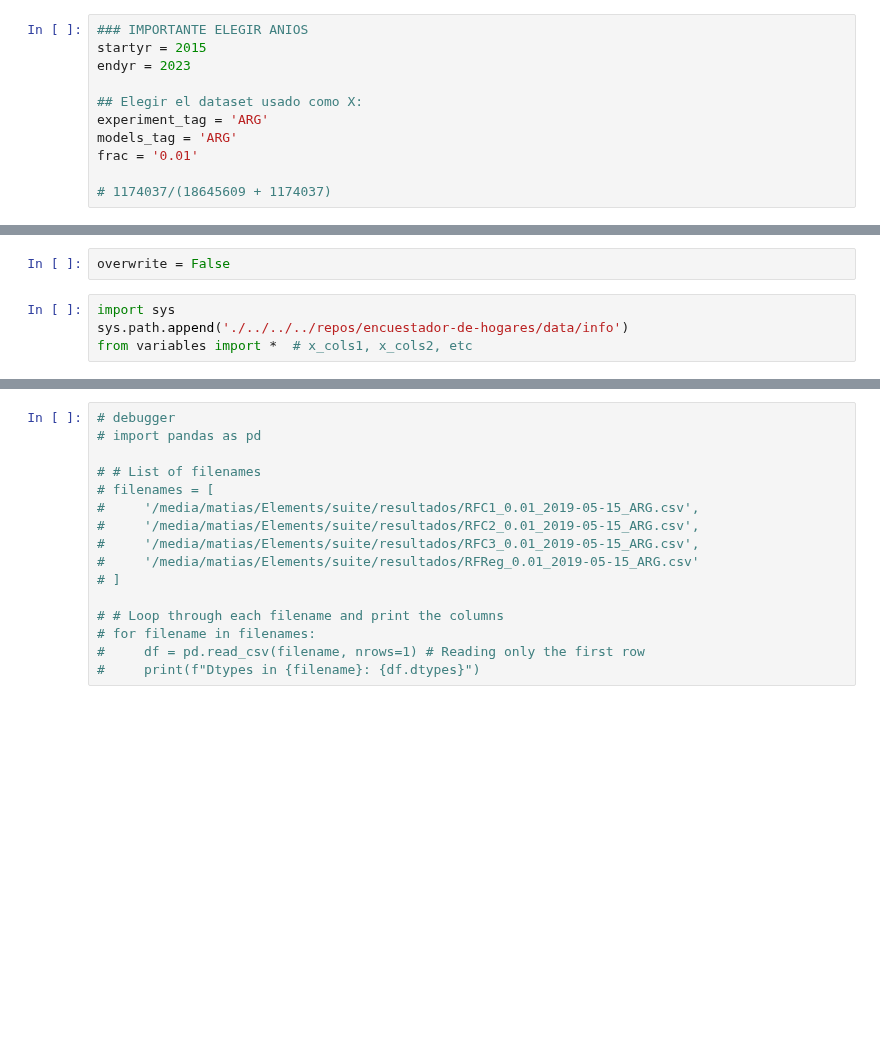
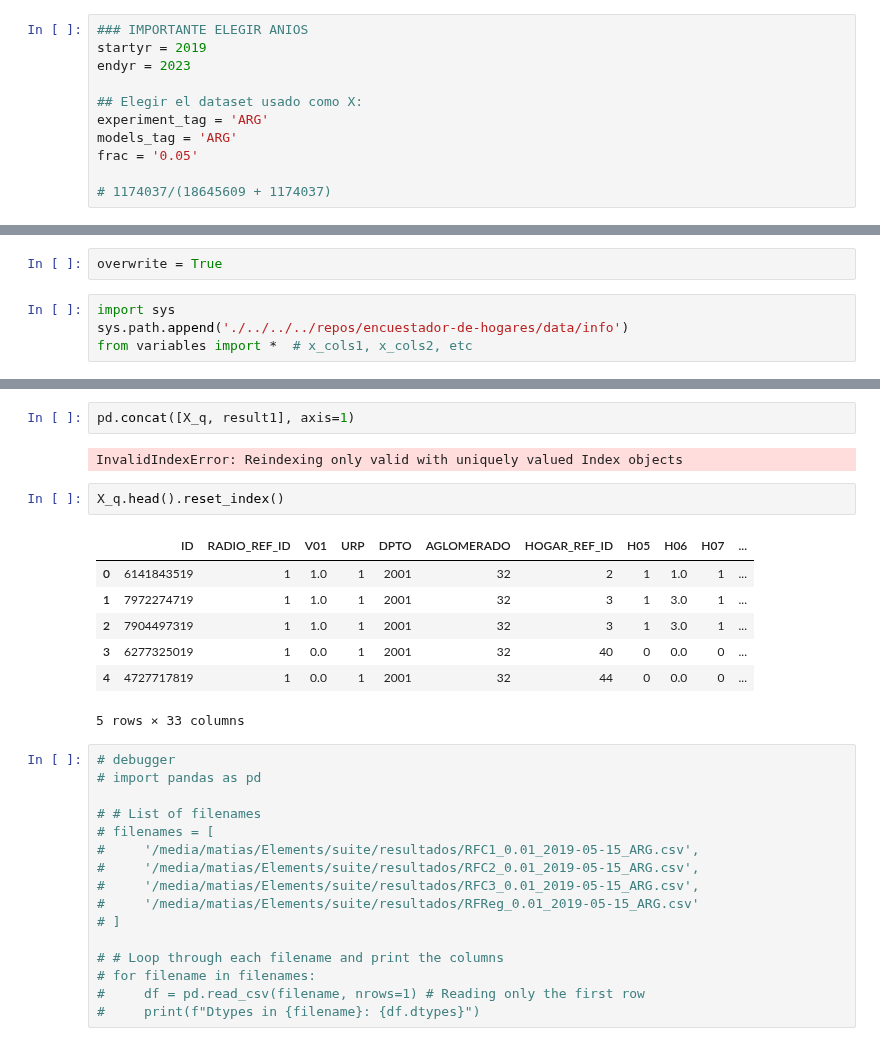
Before and after one commit to matuteiglesias/indice-pobreza-UBA, a Jupyter notebook: notebooks/02 - (.py) Predict using trained models- Empleo Trimestral copy.ipynb, the cells around one changed output, grey strips where cells are left out. Saved outputs shown, nothing was run; the diff lists cells and outputs as text; blank space fills up the shorter version.

```diff
--- a/notebooks/02 - (.py) Predict using trained models- Empleo Trimestral copy.ipynb
+++ b/notebooks/02 - (.py) Predict using trained models- Empleo Trimestral copy.ipynb
@@ -63,13 +63,13 @@ if not os.path.exists('./../data/resultados'):
 ### Anios a calcular
 # %%
 ### IMPORTANTE ELEGIR ANIOS
-startyr = 2015
+startyr = 2019
 endyr = 2023
 
 ## Elegir el dataset usado como X:
 experiment_tag = 'ARG'
 models_tag = 'ARG'
-frac = '0.01'
+frac = '0.05'
 
 # 1174037/(18645609 + 1174037)
 # %%
@@ -126,7 +126,7 @@ def predict_save(X_data, x_cols, y_cols, model_filename, out_filename, tag, over
     # return y_censo_fit
 #             gc.collect()
 # %%
-overwrite = False
+overwrite = True
 # %%
 import sys
 sys.path.append('./../../../repos/encuestador-de-hogares/data/info')
@@ -237,3 +264,17 @@ KeyError: Timestamp('2022-05-15 00:00:00')
+# %%
+pd.concat([X_q, result1], axis=1)
+# %% [output]
+InvalidIndexError: Reindexing only valid with uniquely valued Index objects
+# %%
+X_q.head().reset_index()
+# %% [output]
+|  | ID | RADIO_REF_ID | V01 | URP | DPTO | AGLOMERADO | HOGAR_REF_ID | H05 | H06 | H07 | ... |
+| 0 | 6141843519 | 1 | 1.0 | 1 | 2001 | 32 | 2 | 1 | 1.0 | 1 | ... |
+| 1 | 7972274719 | 1 | 1.0 | 1 | 2001 | 32 | 3 | 1 | 3.0 | 1 | ... |
+| 2 | 7904497319 | 1 | 1.0 | 1 | 2001 | 32 | 3 | 1 | 3.0 | 1 | ... |
+| 3 | 6277325019 | 1 | 0.0 | 1 | 2001 | 32 | 40 | 0 | 0.0 | 0 | ... |
+| 4 | 4727717819 | 1 | 0.0 | 1 | 2001 | 32 | 44 | 0 | 0.0 | 0 | ... |
+5 rows × 33 columns
 # %%
 # debugger
 # import pandas as pd
```
Also changed, not shown: parts of 4 cells of this notebook, 2 other files.
